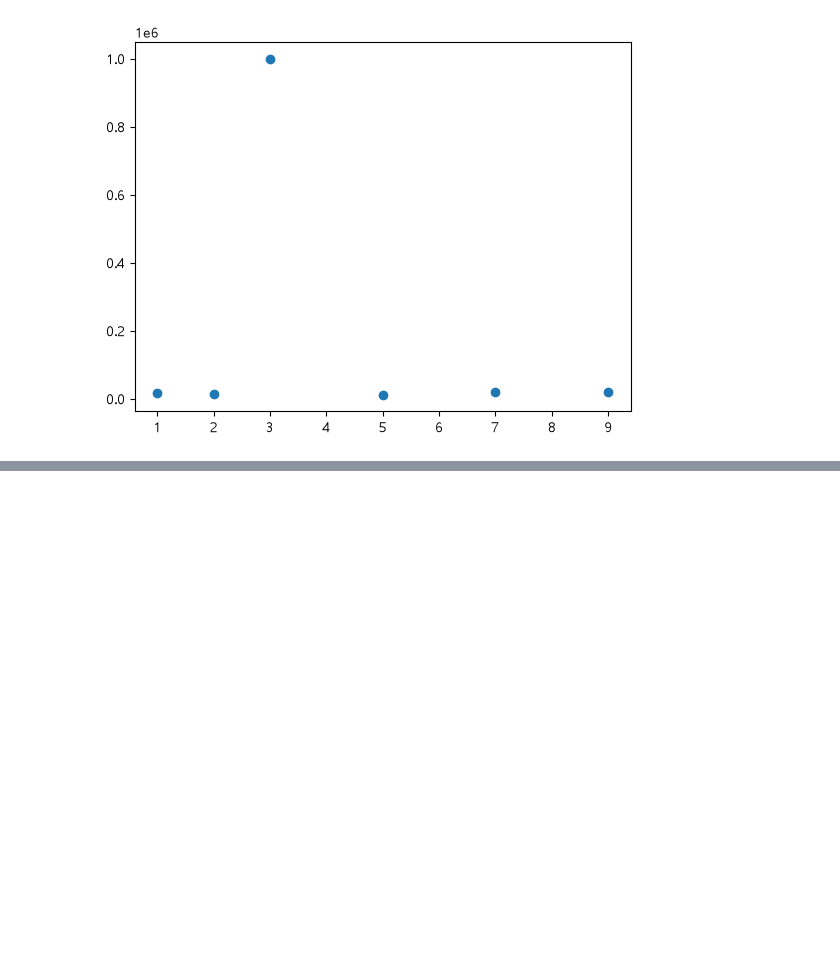
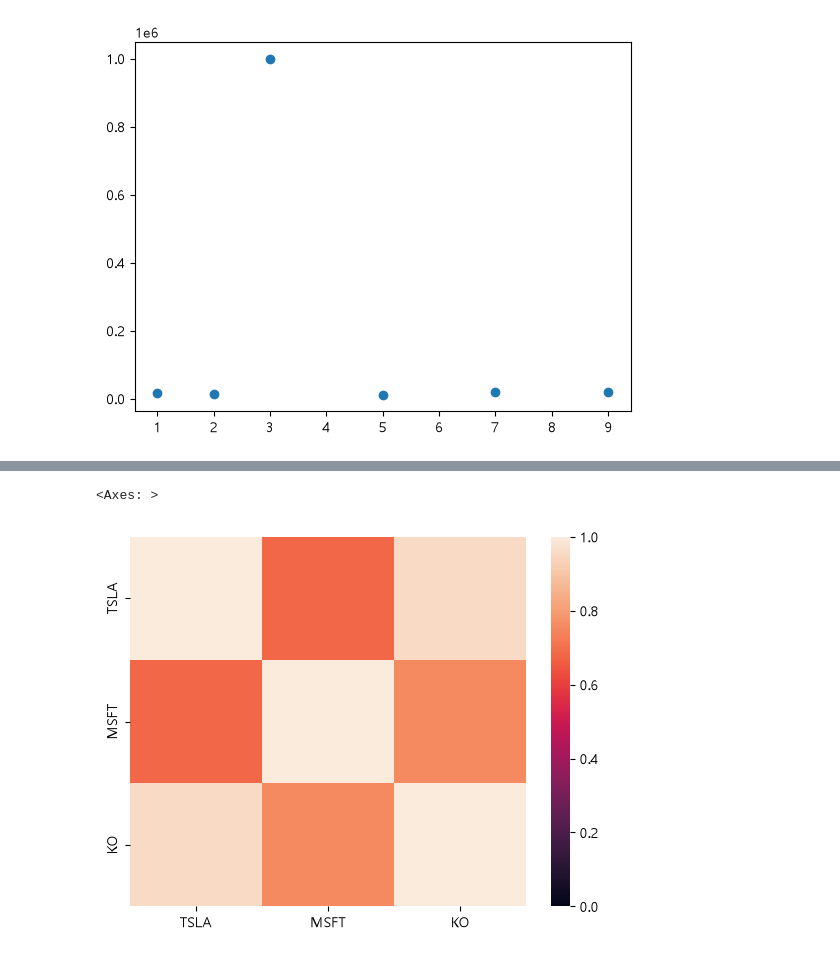
Before and after one commit to shoh03/kdt-data-analysis, a Jupyter notebook: 연습장.ipynb, the cells around one changed output, grey strips where cells are left out. Cells and saved outputs as stored; diff of their text form; code cells hidden in the pictures; blank space fills up the shorter version.

```diff
--- a/연습장.ipynb
+++ b/연습장.ipynb
@@ -831,0 +932,5 @@ plt.scatter(df["sold"],df["price"])
+# %%
+sns.heatmap(data=close_df.corr(numeric_only=True),vmin=0)
+# %% [output]
+<Axes: >
+[figure, added]
```
Also changed, not shown: parts of 16 cells of this notebook.
